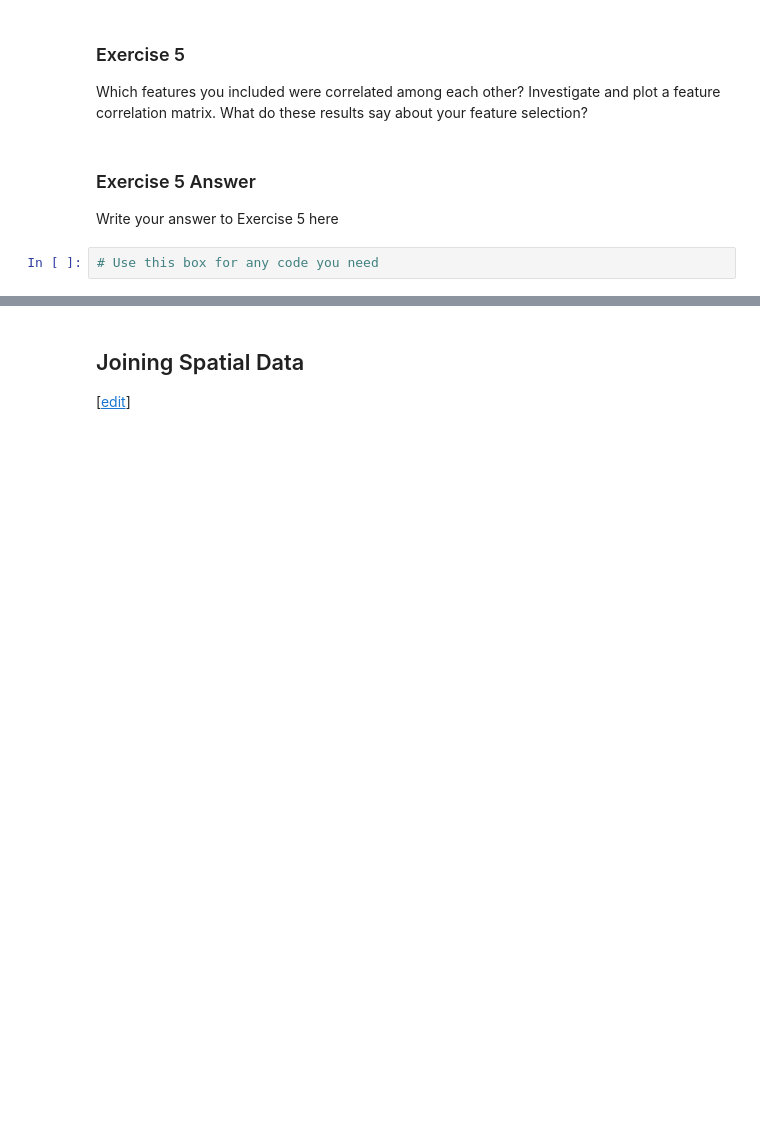
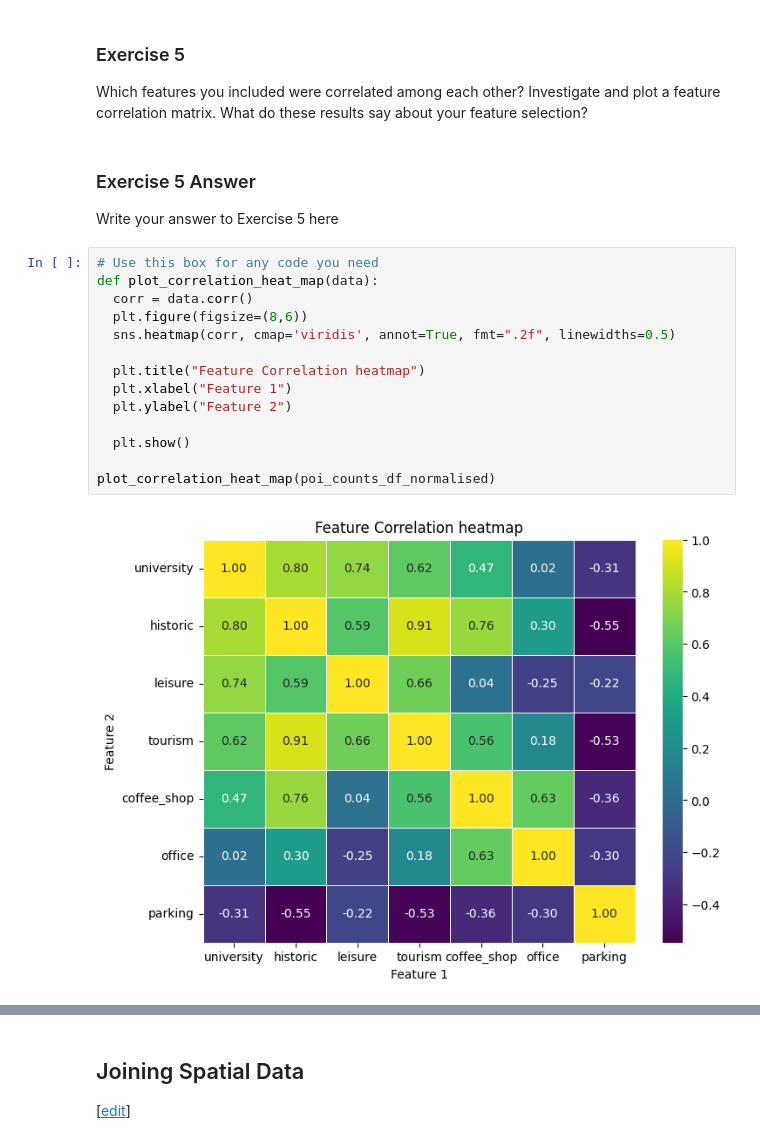
Before and after one commit to MatthewGregson123/fynesse_template, a Jupyter notebook: _notebooks/02_access_assess_geospatial.ipynb, the cells around one changed output, grey strips where cells are left out. Cells and saved outputs as stored; diff of their text form; blank space fills up the shorter version.

```diff
--- a/_notebooks/02_access_assess_geospatial.ipynb
+++ b/_notebooks/02_access_assess_geospatial.ipynb
@@ -659,3 +885,17 @@ say about your feature selection?
 Write your answer to Exercise 5 here
 # %%
 # Use this box for any code you need
+def plot_correlation_heat_map(data):
+  corr = data.corr()
+  plt.figure(figsize=(8,6))
+  sns.heatmap(corr, cmap='viridis', annot=True, fmt=".2f", linewidths=0.5)
+
+  plt.title("Feature Correlation heatmap")
+  plt.xlabel("Feature 1")
+  plt.ylabel("Feature 2")
+
+  plt.show()
+
+plot_correlation_heat_map(poi_counts_df_normalised)
+# %% [output]
+[figure, added]
```
Also changed, not shown: parts of 16 cells of this notebook.
